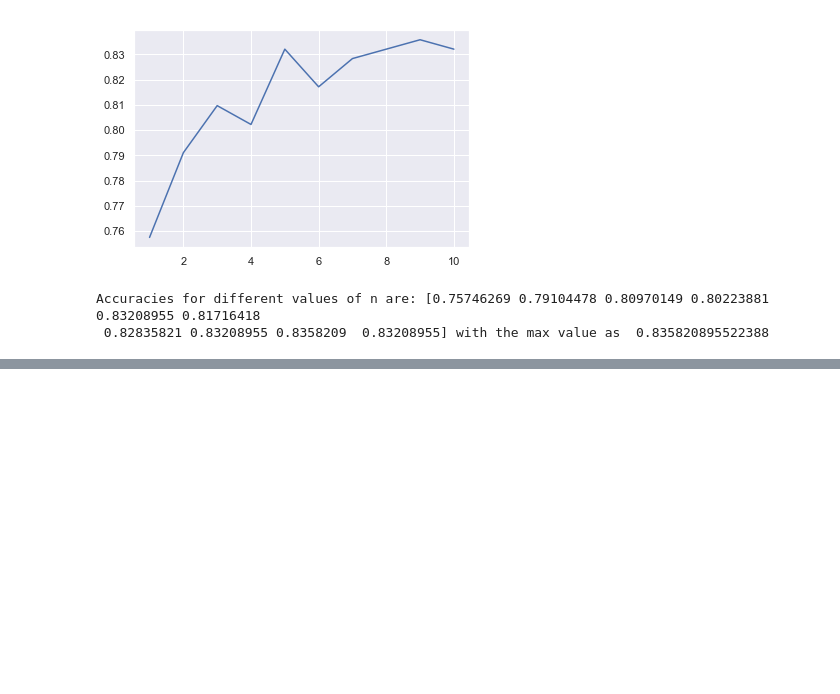
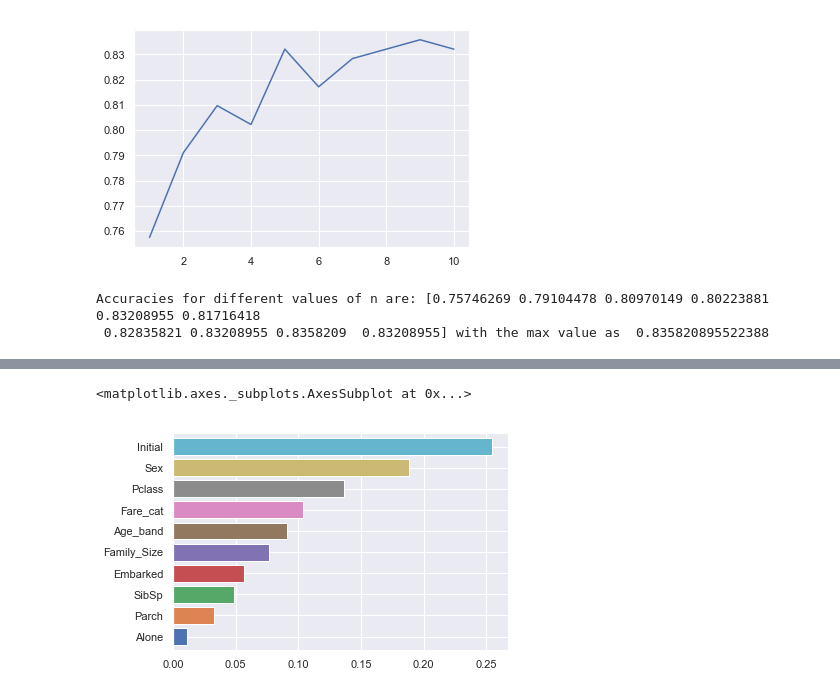
Before and after one commit to ShilpaGopal/machine-learning-problems, a Jupyter notebook: titanic/Titanic_EDA_Prediction.ipynb, the cells around one changed output, grey strips where cells are left out. Cells and saved outputs as stored; diff of their text form; code cells hidden in the pictures; blank space fills up the shorter version.

```diff
--- a/titanic/Titanic_EDA_Prediction.ipynb
+++ b/titanic/Titanic_EDA_Prediction.ipynb
@@ -512,0 +605,11 @@ Accuracies for different values of n are: [0.75746269 0.79104478 0.80970149 0.80
+# %%
+# Hyper paramter tuning for random forest
+
+from sklearn.model_selection import GridSearchCV
+
+n_estimators=range(100,1000,100)
+hyper={'n_estimators':n_estimators}
+gd=GridSearchCV(estimator=RandomForestClassifier(random_state=0),param_grid=hyper,verbose=True)
+gd.fit(X,Y)
+print(gd.best_score_)
+print(gd.best_estimator_)
@@ -512,0 +626,7 @@ Accuracies for different values of n are: [0.75746269 0.79104478 0.80970149 0.80
+# %%
+model=RandomForestClassifier(n_estimators=500,random_state=0)
+model.fit(X,Y)
+pd.Series(model.feature_importances_,X.columns).sort_values(ascending=True).plot.barh(width=0.8)
+# %% [output]
+<matplotlib.axes._subplots.AxesSubplot at 0x...>
+[figure, added]
```
Also changed, not shown: parts of 7 cells of this notebook.
